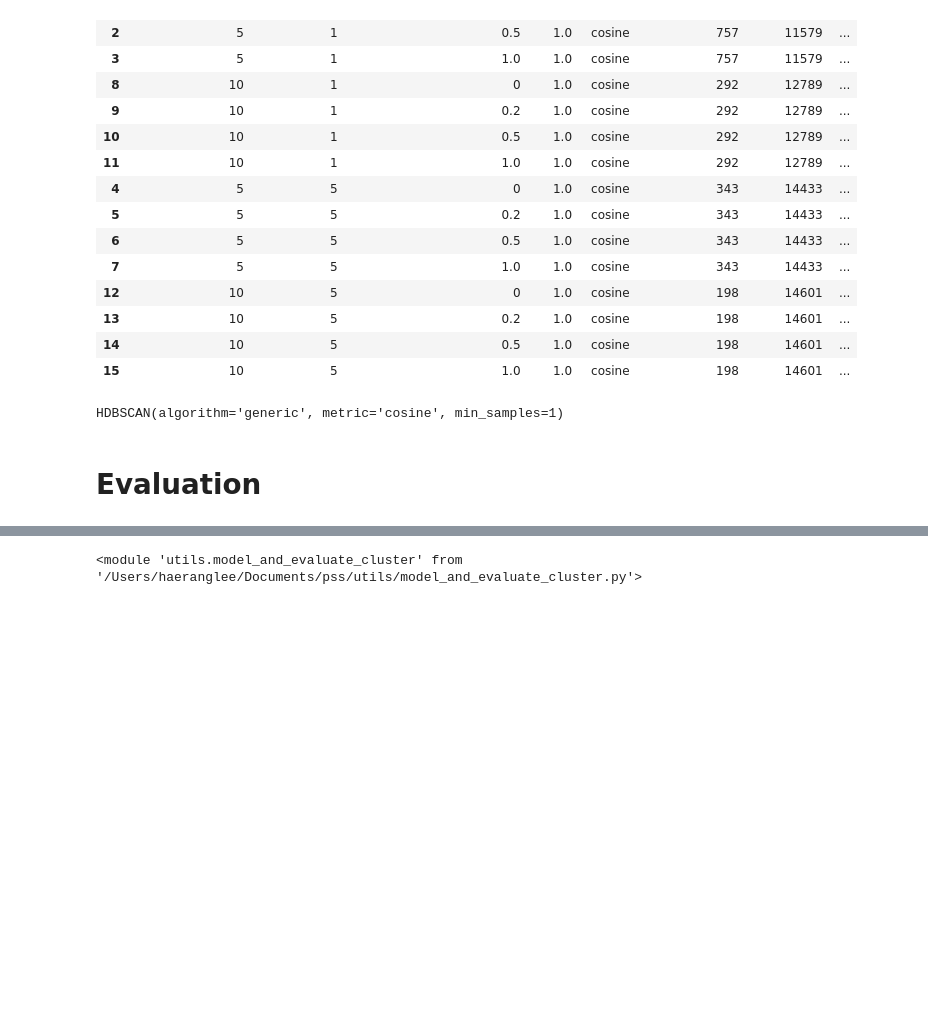
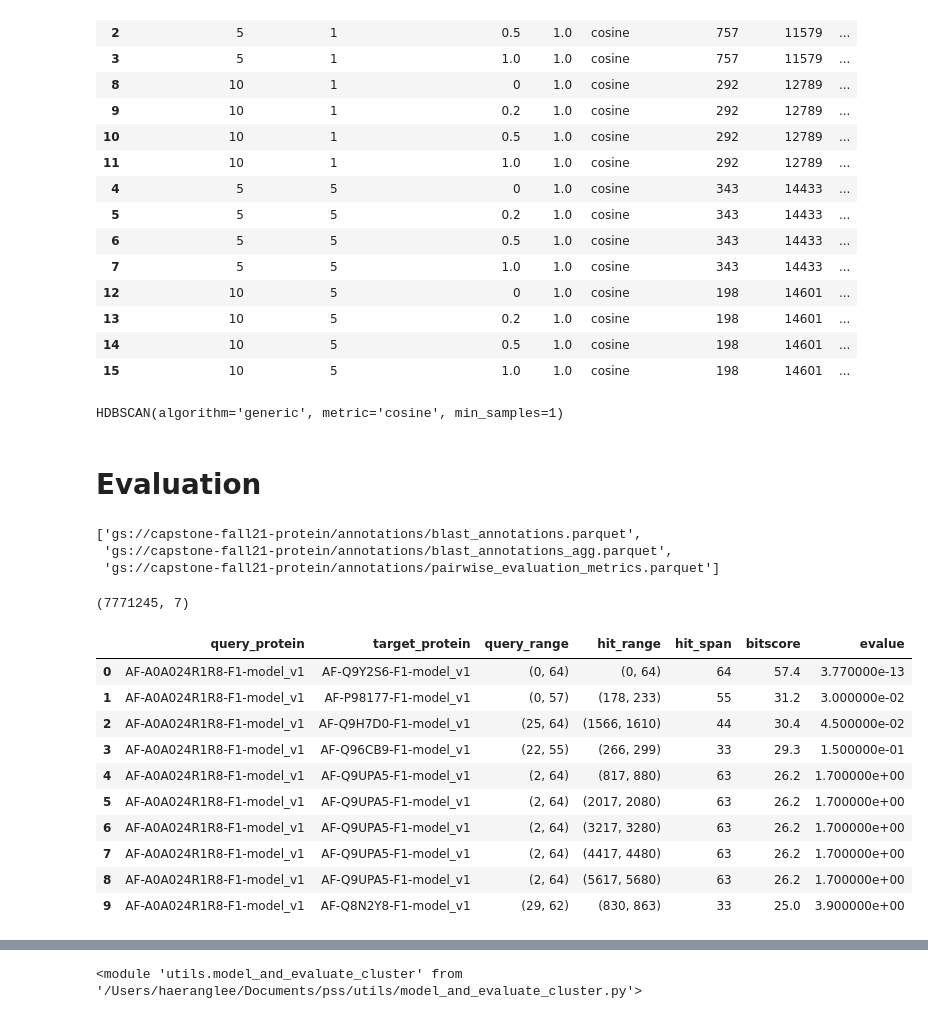
Before and after one commit to dptrsa-300/pss, a Jupyter notebook: Models.ipynb, the cells around one changed output, grey strips where cells are left out. Drawn from its saved outputs; the diff is of its cells as text; code cells hidden in the pictures; blank space fills up the shorter version.

```diff
--- a/Models.ipynb
+++ b/Models.ipynb
@@ -464,5 +594,13 @@ HDBSCAN(algorithm='generic', metric='cosine', min_samples=1)
 #     pickle.dump(b2_model, file)
 # %% [markdown]
 # Evaluation
+# %%
+prefix = 'annotations/'
+keys = gcs.list_file_paths(prefix)[1:]
+keys
+# %% [output]
+['gs://capstone-fall21-protein/annotations/blast_annotations.parquet',
+ 'gs://capstone-fall21-protein/annotations/blast_annotations_agg.parquet',
+ 'gs://capstone-fall21-protein/annotations/pairwise_evaluation_metrics.parquet']
 # %%
 # Download lookup files
@@ -471,3 +609,21 @@ pairwise_metrics = pairwise_metrics.drop_duplicates()
 asp = ev.download_asp()
 sequences = gcs.download_parquet("structure_files/sequences/sequences.parquet")
 sequences["seq_len"] = sequences["pdbx_seq_one_letter_code"].str.len()
+# %%
+pairwise_metrics.shape
+# %% [output]
+(7771245, 7)
+# %%
+pairwise_metrics[0:10]
+# %% [output]
+|  | query_protein | target_protein | query_range | hit_range | hit_span | bitscore | evalue |
+| 0 | AF-A0A024R1R8-F1-model_v1 | AF-Q9Y2S6-F1-model_v1 | (0, 64) | (0, 64) | 64 | 57.4 | 3.770000e-13 |
+| 1 | AF-A0A024R1R8-F1-model_v1 | AF-P98177-F1-model_v1 | (0, 57) | (178, 233) | 55 | 31.2 | 3.000000e-02 |
+| 2 | AF-A0A024R1R8-F1-model_v1 | AF-Q9H7D0-F1-model_v1 | (25, 64) | (1566, 1610) | 44 | 30.4 | 4.500000e-02 |
+| 3 | AF-A0A024R1R8-F1-model_v1 | AF-Q96CB9-F1-model_v1 | (22, 55) | (266, 299) | 33 | 29.3 | 1.500000e-01 |
+| 4 | AF-A0A024R1R8-F1-model_v1 | AF-Q9UPA5-F1-model_v1 | (2, 64) | (817, 880) | 63 | 26.2 | 1.700000e+00 |
+| 5 | AF-A0A024R1R8-F1-model_v1 | AF-Q9UPA5-F1-model_v1 | (2, 64) | (2017, 2080) | 63 | 26.2 | 1.700000e+00 |
+| 6 | AF-A0A024R1R8-F1-model_v1 | AF-Q9UPA5-F1-model_v1 | (2, 64) | (3217, 3280) | 63 | 26.2 | 1.700000e+00 |
+| 7 | AF-A0A024R1R8-F1-model_v1 | AF-Q9UPA5-F1-model_v1 | (2, 64) | (4417, 4480) | 63 | 26.2 | 1.700000e+00 |
+| 8 | AF-A0A024R1R8-F1-model_v1 | AF-Q9UPA5-F1-model_v1 | (2, 64) | (5617, 5680) | 63 | 26.2 | 1.700000e+00 |
+| 9 | AF-A0A024R1R8-F1-model_v1 | AF-Q8N2Y8-F1-model_v1 | (29, 62) | (830, 863) | 33 | 25.0 | 3.900000e+00 |
```
Also changed, not shown: parts of 38 cells of this notebook, 3 other files.
